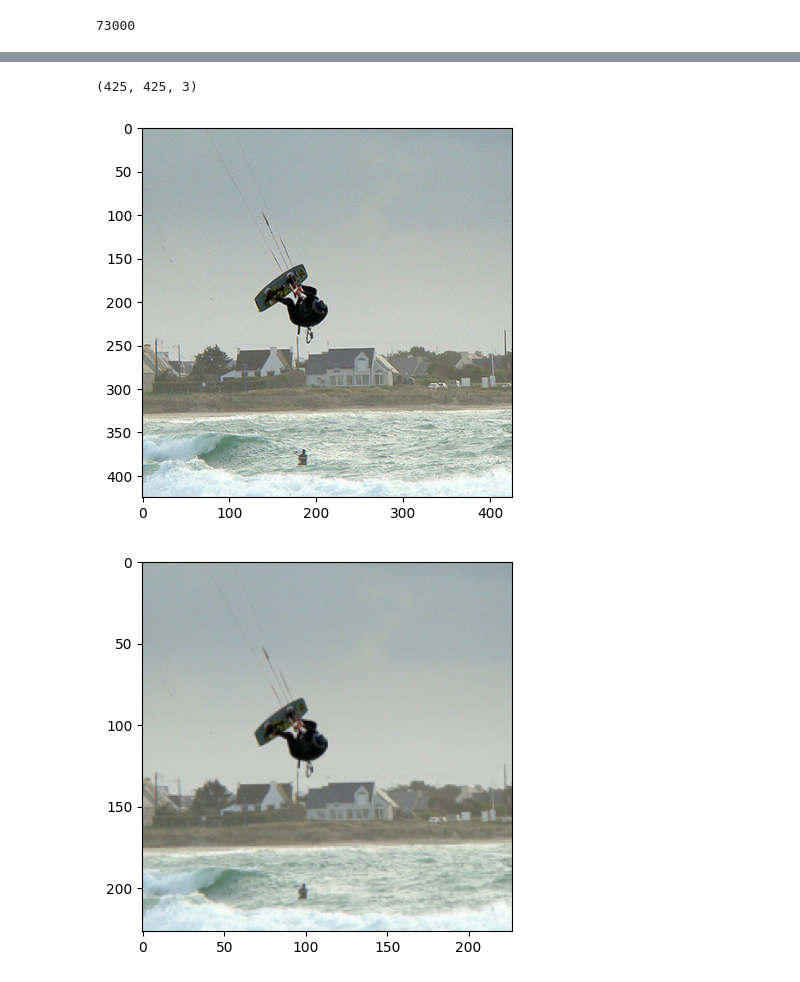
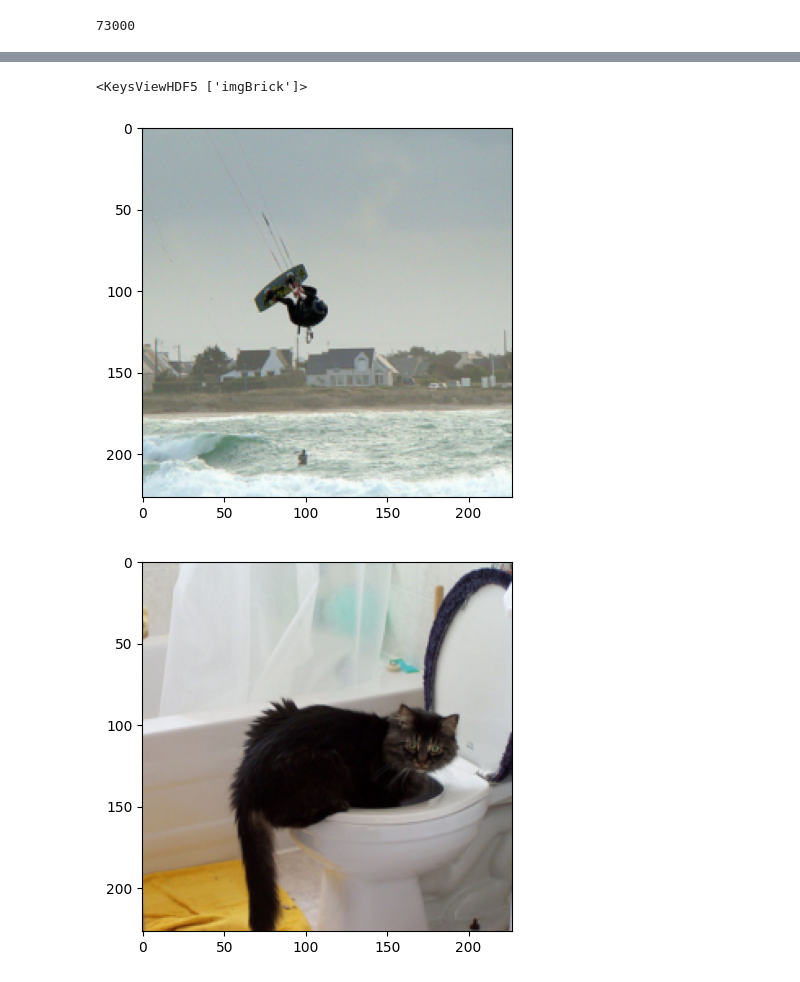
Before and after one commit to subbareddy248/mllm_instruction_brain, a Jupyter notebook: nsd_dataset/downsample_nsd_stimuli.ipynb, the cells around one changed output, grey strips where cells are left out. Cells and saved outputs as stored; diff of their text form; code cells hidden in the pictures.

Commit message:
[nsddata] add notebook to prepare dataset

```diff
--- a/nsd_dataset/downsample_nsd_stimuli.ipynb
+++ b/nsd_dataset/downsample_nsd_stimuli.ipynb
@@ -89,8 +93,4 @@ for i in tqdm(range(len(image_data))):
     # plt.imshow(image)
     # plt.show()
     # print(image.shape)
-    save_stuff(f"{}/downsampled/{i+1}_stimuli_{nx}", {'stimuli': image})
+    save_stuff(f"{base_directory}/downsampled/{i}_stimuli_{nx}", {'stimuli': image})
-# %% [output]
-(425, 425, 3)
-[figure, removed]
-[figure, removed]
@@ -96,0 +99,17 @@ for i in tqdm(range(len(image_data))):
+# %%
+dataset_filepath = f"{base_directory}/nsd_stimuli_227.hdf5"
+image_dataset = h5py.File(dataset_filepath, "r")
+# %%
+image_dataset.keys()
+# %% [output]
+<KeysViewHDF5 ['imgBrick']>
+# %%
+images = image_dataset['imgBrick']
+for i in range(len(images)):
+    plt.imshow(images[i])
+    plt.show()
+    if i == 10:
+        break
+# %% [output]
+[figure, added]
+[figure, added]
```
Also changed, not shown: parts of 4 cells of this notebook, 3 other files.
